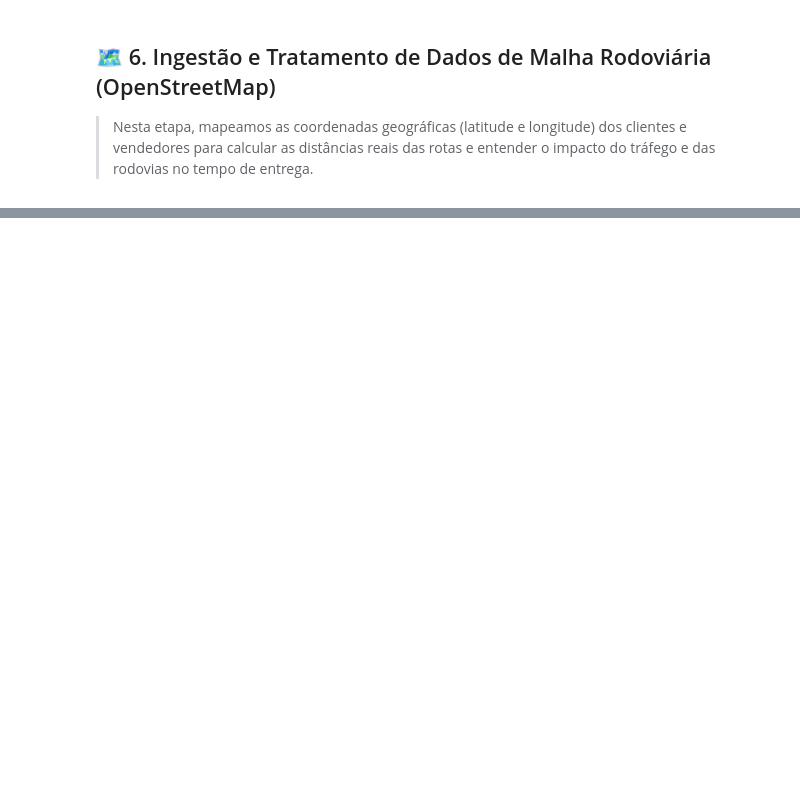
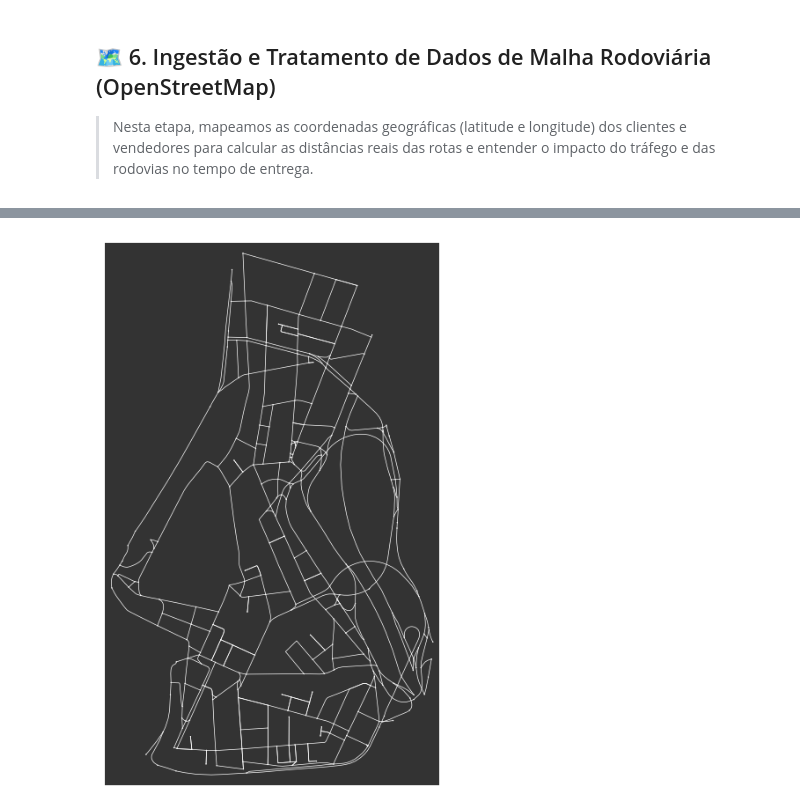
Before and after one commit to jacielefreitas63-tech/projeto-delivery-logistic, a Jupyter notebook: 1_limpeza_e_eda.ipynb, the cells around one changed output, grey strips where cells are left out. Cells and saved outputs as stored; diff of their text form; code cells hidden in the pictures; blank space fills up the shorter version.

```diff
--- a/1_limpeza_e_eda.ipynb
+++ b/1_limpeza_e_eda.ipynb
@@ -309,0 +307,13 @@ Volume do Giga Dataset Final: 41731 linhas e 18 colunas.
+# %%
+# Ajustando a visualização para ficar mais "limpa" e profissional
+fig, ax = ox.plot_graph(
+    grafo_viario,
+    node_size=1,            # Diminui o tamanho dos nós (pontos)
+    edge_linewidth=0.5,     # Deixa as linhas das ruas mais finas
+    edge_color='w',         # Cor branca para as ruas
+    bgcolor='#333333',      # Fundo escuro (dá um aspecto moderno)
+    show=True,
+    close=False
+)
+# %% [output]
+[figure, added]
```
Also changed, not shown: parts of 39 cells of this notebook.
